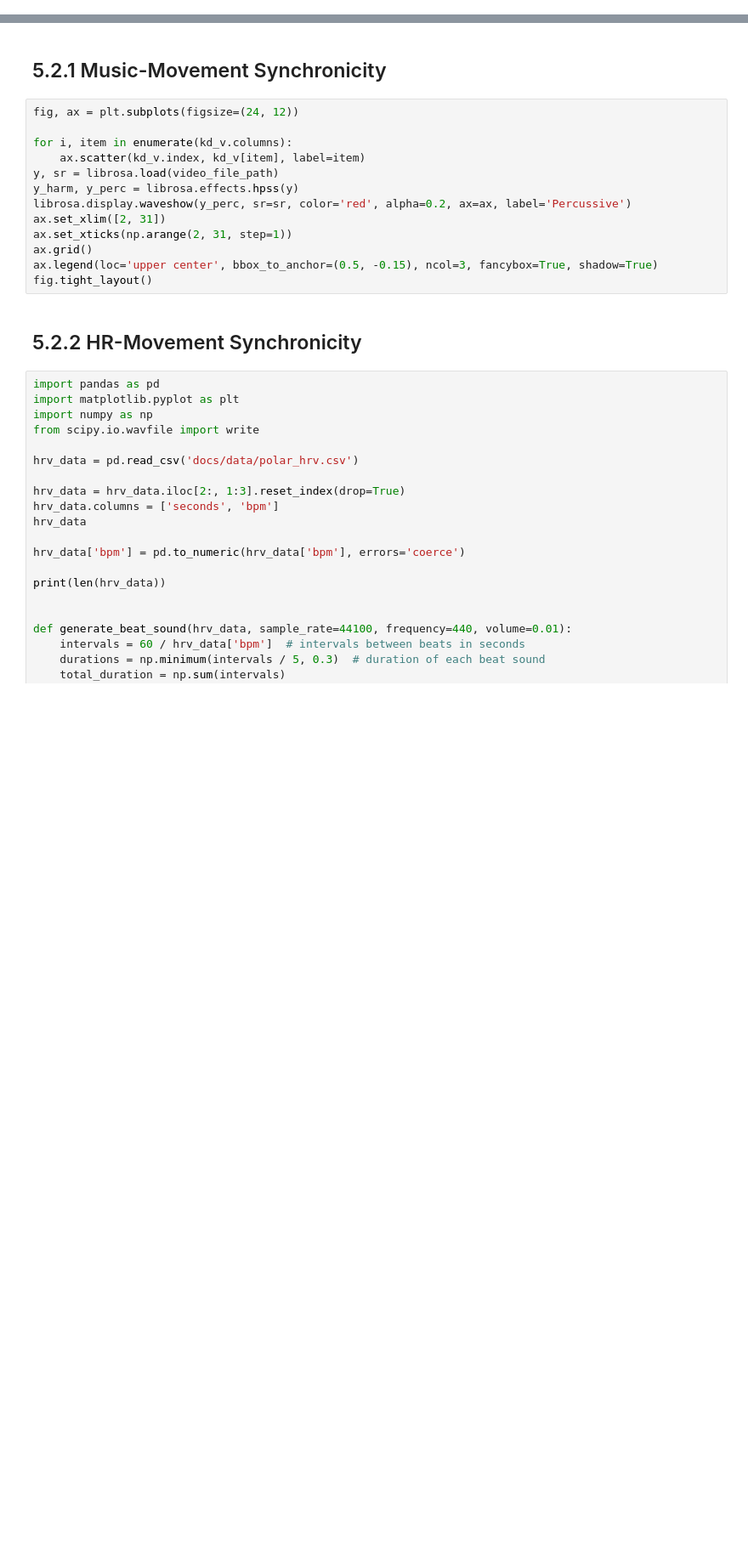
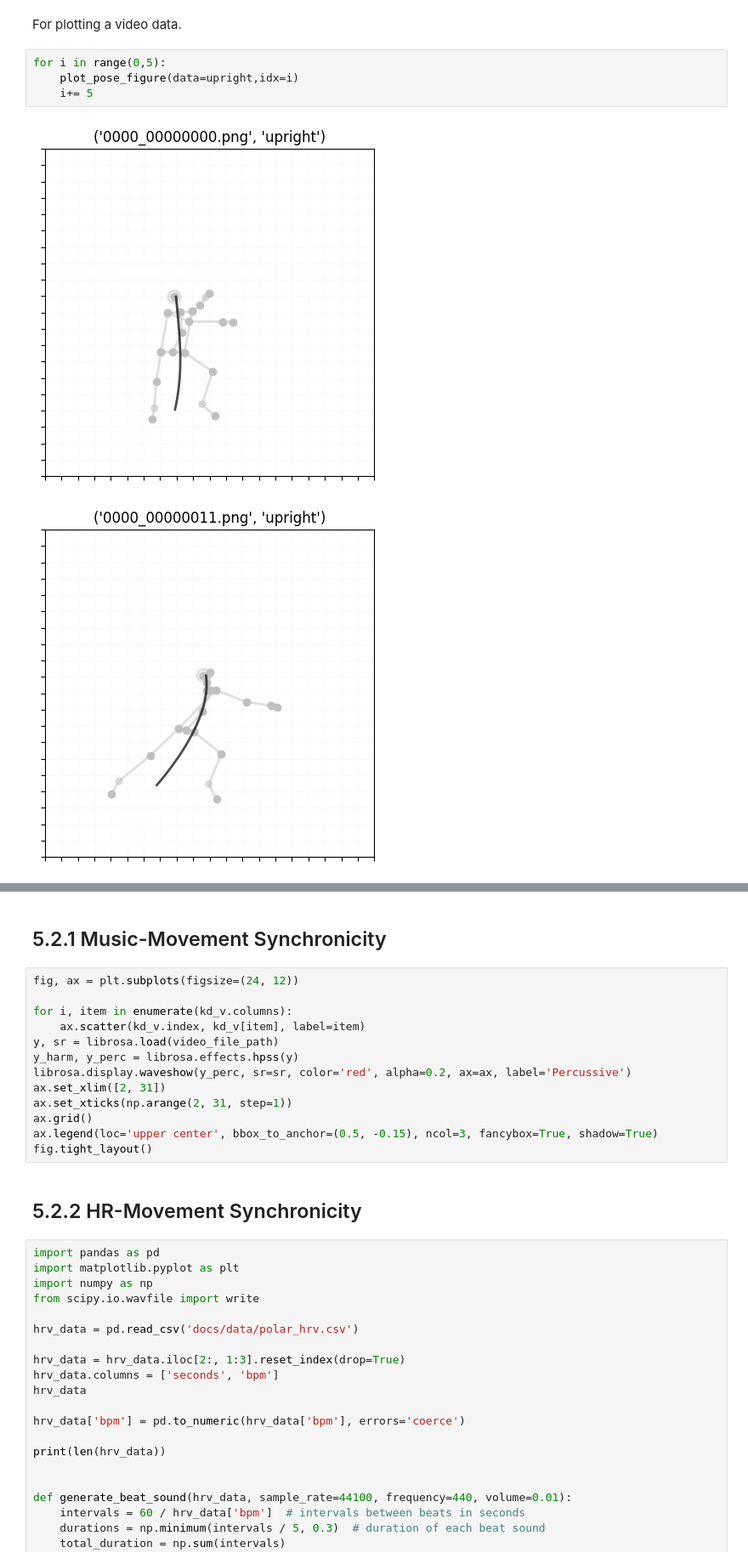
Before and after one commit to kayesokua/poledance.xyz, a Jupyter notebook: docs/5-0_data_visualizations.ipynb, the cells around one changed output, grey strips where cells are left out. Shown at 85% size. Drawn from its saved outputs; the diff is of its cells as text; blank space fills up the shorter version.

```diff
--- a/docs/5-0_data_visualizations.ipynb
+++ b/docs/5-0_data_visualizations.ipynb
@@ -129,0 +212,9 @@ plot_world_pose_coordinates_custom(pose_coordinates, 10, 120, "elevation:10 , az
+# %% [markdown]
+For plotting a video data.
+# %%
+for i in range(0,5):
+    plot_pose_figure(data=upright,idx=i)
+    i+= 5
+# %% [output]
+[figure, added]
+[figure, added]
```
Also changed, not shown: parts of 19 cells of this notebook.
